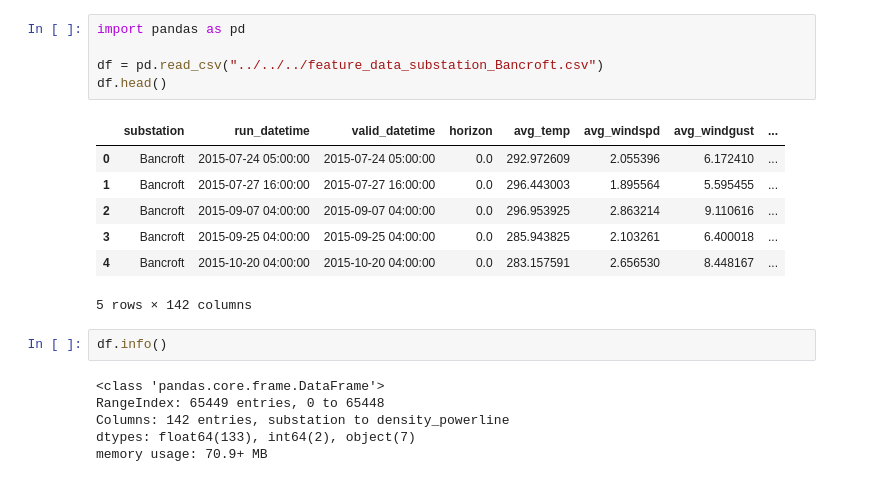
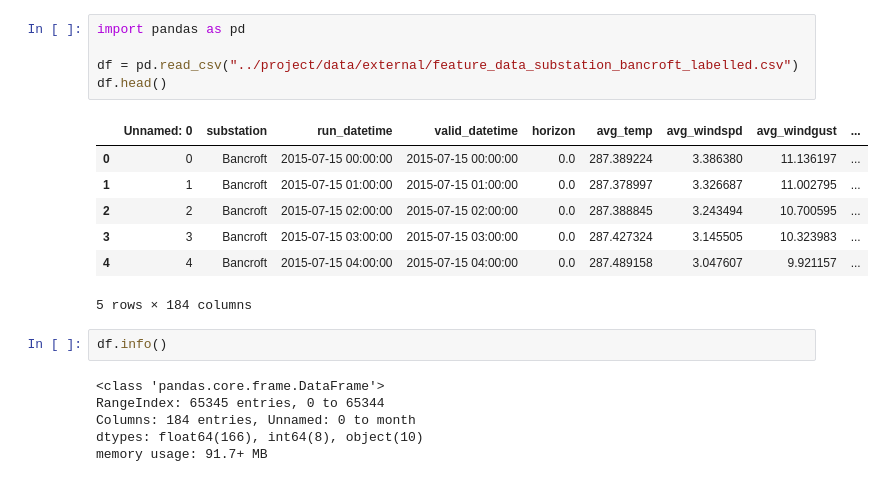
Before and after one commit to Abschlussprojekt-Weatherdata/project, a Jupyter notebook: notebooks/topic-ideas.ipynb, the cells around one changed output. Cells and saved outputs as stored; diff of their text form.

Commit message:
Added data and updated notebook
Added data and updated notebook

```diff
--- a/notebooks/topic-ideas.ipynb
+++ b/notebooks/topic-ideas.ipynb
@@ -166,21 +117,21 @@ The study could employ regression analysis techniques to model the quantitative
 # %%
 import pandas as pd
 
-df = pd.read_csv("../../../feature_data_substation_Bancroft.csv")
+df = pd.read_csv("../project/data/external/feature_data_substation_bancroft_labelled.csv")
 df.head()
 # %% [output]
-|  | substation | run_datetime | valid_datetime | horizon | avg_temp | avg_windspd | avg_windgust | ... |
-| 0 | Bancroft | 2015-07-24 05:00:00 | 2015-07-24 05:00:00 | 0.0 | 292.972609 | 2.055396 | 6.172410 | ... |
-| 1 | Bancroft | 2015-07-27 16:00:00 | 2015-07-27 16:00:00 | 0.0 | 296.443003 | 1.895564 | 5.595455 | ... |
-| 2 | Bancroft | 2015-09-07 04:00:00 | 2015-09-07 04:00:00 | 0.0 | 296.953925 | 2.863214 | 9.110616 | ... |
-| 3 | Bancroft | 2015-09-25 04:00:00 | 2015-09-25 04:00:00 | 0.0 | 285.943825 | 2.103261 | 6.400018 | ... |
-| 4 | Bancroft | 2015-10-20 04:00:00 | 2015-10-20 04:00:00 | 0.0 | 283.157591 | 2.656530 | 8.448167 | ... |
+|  | Unnamed: 0 | substation | run_datetime | valid_datetime | horizon | avg_temp | avg_windspd | avg_windgust | ... |
+| 0 | 0 | Bancroft | 2015-07-15 00:00:00 | 2015-07-15 00:00:00 | 0.0 | 287.389224 | 3.386380 | 11.136197 | ... |
+| 1 | 1 | Bancroft | 2015-07-15 01:00:00 | 2015-07-15 01:00:00 | 0.0 | 287.378997 | 3.326687 | 11.002795 | ... |
+| 2 | 2 | Bancroft | 2015-07-15 02:00:00 | 2015-07-15 02:00:00 | 0.0 | 287.388845 | 3.243494 | 10.700595 | ... |
+| 3 | 3 | Bancroft | 2015-07-15 03:00:00 | 2015-07-15 03:00:00 | 0.0 | 287.427324 | 3.145505 | 10.323983 | ... |
+| 4 | 4 | Bancroft | 2015-07-15 04:00:00 | 2015-07-15 04:00:00 | 0.0 | 287.489158 | 3.047607 | 9.921157 | ... |
-5 rows × 142 columns
+5 rows × 184 columns
 # %%
 df.info()
 # %% [output]
 <class 'pandas.core.frame.DataFrame'>
-RangeIndex: 65449 entries, 0 to 65448
-Columns: 142 entries, substation to density_powerline
-dtypes: float64(133), int64(2), object(7)
-memory usage: 70.9+ MB
+RangeIndex: 65345 entries, 0 to 65344
+Columns: 184 entries, Unnamed: 0 to month
+dtypes: float64(166), int64(8), object(10)
+memory usage: 91.7+ MB
```
Also changed, not shown: parts of 5 cells of this notebook.
